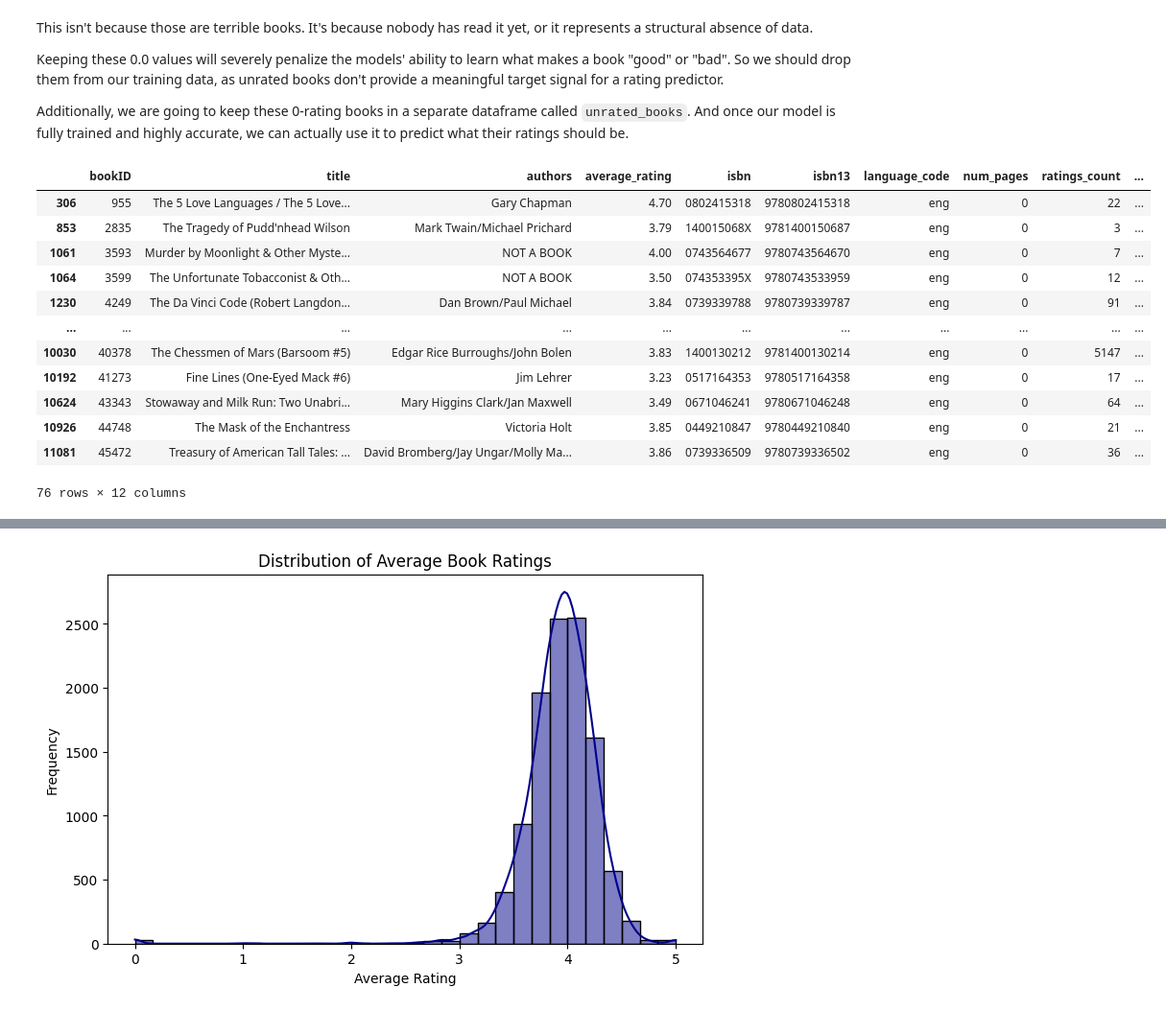
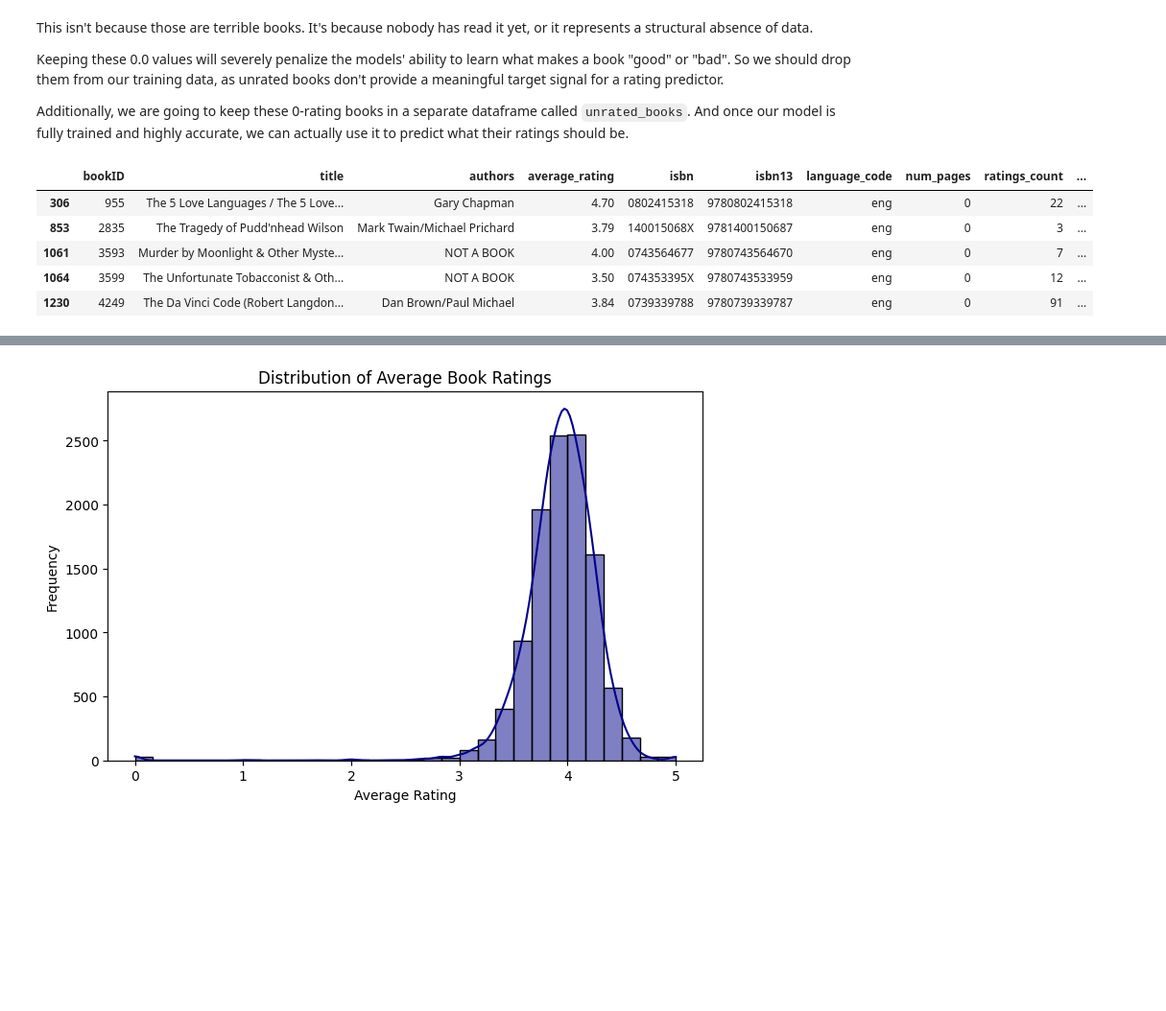
Before and after one commit to omar-el-mesaoudi/Book_Rating_Predictor, a Jupyter notebook: Notebook/Book_Rating_Predictor.ipynb, the cells around one changed output, grey strips where cells are left out. Shown at 96% size. Saved outputs shown, nothing was run; the diff lists cells and outputs as text; code cells hidden in the pictures; blank space fills up the shorter version.

```diff
--- a/Notebook/Book_Rating_Predictor.ipynb
+++ b/Notebook/Book_Rating_Predictor.ipynb
@@ -113,7 +141,7 @@ for col in df.columns:
 # %% [markdown]
 Next, we will convert the data type of the `publication_date` column to a standard date format.
 # %%
-df['publication_date'] = pd.to_datetime(df['publication_date'], errors='coerce')
+df['publication_date'] = pd.to_datetime(df['publication_date'], format='%m/%d/%Y', errors='coerce')
 # %%
 df.info()
 # %% [output]
@@ -147,8 +175,8 @@ df[df['publication_date'].isnull()]
 # %% [markdown]
 Rather than dropping records or using statistical imputation (like the median), we will look up the two missing book entries on `Goodreads` and fill them with their actual, correct publication dates.
 # %%
-df.loc[df['bookID'] == 31373, 'publication_date'] = pd.to_datetime('1/1/1999 00:00:00', format='%m/%d/%Y', errors='coerce')
-df.loc[df['bookID'] == 45531, 'publication_date'] = pd.to_datetime('1/1/1975 00:00:00', format='%m/%d/%Y', errors='coerce')
+df.loc[df['bookID'] == 31373, 'publication_date'] = '1/1/1999 00:00:00'
+df.loc[df['bookID'] == 45531, 'publication_date'] = '1/1/1975 00:00:00'
 
 df['publication_date'].isna().sum()
 # %% [output]
@@ -201,18 +229,11 @@ Additionally, we are going to keep these 0-rating books in a separate dataframe
 df = df[df['average_rating'] != 0]
 # %%
 zero_pages_books = df[df['num_pages'] == 0]
-zero_pages_books
+zero_pages_books.head()
 # %% [output]
 |  | bookID | title | authors | average_rating | isbn | isbn13 | language_code | num_pages | ratings_count | ... |
 | 306 | 955 | The 5 Love Languages / The 5 Love... | Gary Chapman | 4.70 | 0802415318 | 9780802415318 | eng | 0 | 22 | ... |
 | 853 | 2835 | The Tragedy of Pudd'nhead Wilson | Mark Twain/Michael Prichard | 3.79 | 140015068X | 9781400150687 | eng | 0 | 3 | ... |
 | 1061 | 3593 | Murder by Moonlight & Other Myste... | NOT A BOOK | 4.00 | 0743564677 | 9780743564670 | eng | 0 | 7 | ... |
 | 1064 | 3599 | The Unfortunate Tobacconist & Oth... | NOT A BOOK | 3.50 | 074353395X | 9780743533959 | eng | 0 | 12 | ... |
 | 1230 | 4249 | The Da Vinci Code (Robert Langdon... | Dan Brown/Paul Michael | 3.84 | 0739339788 | 9780739339787 | eng | 0 | 91 | ... |
-| ... | ... | ... | ... | ... | ... | ... | ... | ... | ... | ... |
-| 10030 | 40378 | The Chessmen of Mars (Barsoom #5) | Edgar Rice Burroughs/John Bolen | 3.83 | 1400130212 | 9781400130214 | eng | 0 | 5147 | ... |
-| 10192 | 41273 | Fine Lines (One-Eyed Mack #6) | Jim Lehrer | 3.23 | 0517164353 | 9780517164358 | eng | 0 | 17 | ... |
-| 10624 | 43343 | Stowaway and Milk Run: Two Unabri... | Mary Higgins Clark/Jan Maxwell | 3.49 | 0671046241 | 9780671046248 | eng | 0 | 64 | ... |
-| 10926 | 44748 | The Mask of the Enchantress | Victoria Holt | 3.85 | 0449210847 | 9780449210840 | eng | 0 | 21 | ... |
-| 11081 | 45472 | Treasury of American Tall Tales: ... | David Bromberg/Jay Ungar/Molly Ma... | 3.86 | 0739336509 | 9780739336502 | eng | 0 | 36 | ... |
-76 rows × 12 columns
```
Also changed, not shown: parts of 25 cells of this notebook.
